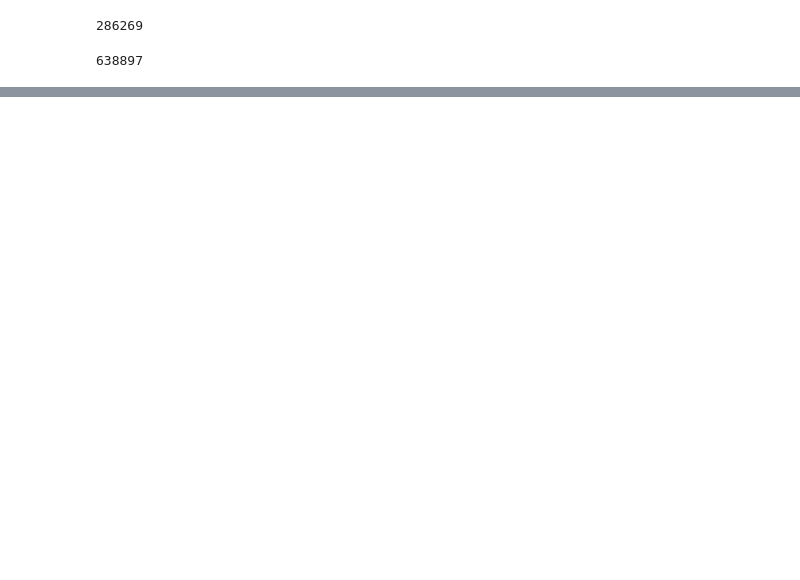
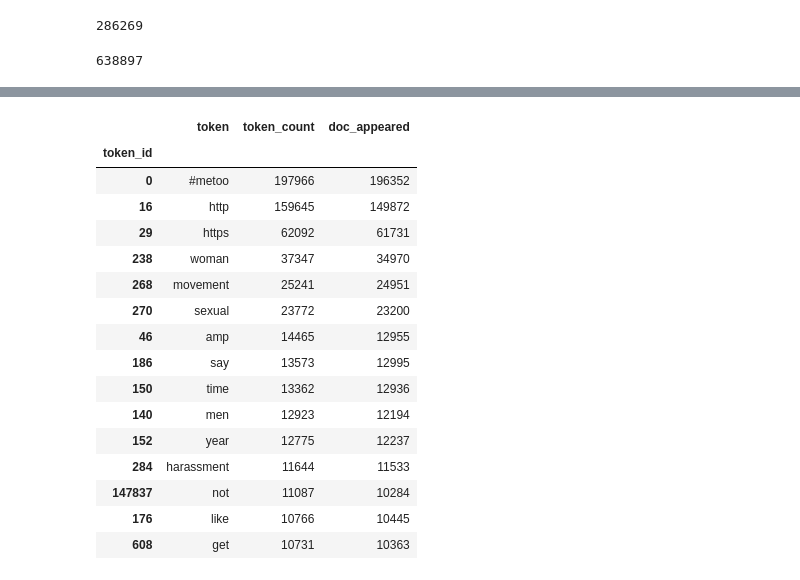
Before and after one commit to shilpakancharla/metoo-classification, a Jupyter notebook: Exploration.ipynb, the cells around one changed output, grey strips where cells are left out. Saved outputs shown, nothing was run; the diff lists cells and outputs as text; code cells hidden in the pictures; blank space fills up the shorter version.

Commit message:
Tokenization

```diff
--- a/Exploration.ipynb
+++ b/Exploration.ipynb
@@ -68,0 +71,10 @@ len(df_2019)
+# %%
+# Replacing n't with not and modifying other features
+df_2017['Short Tweets'] = df_2017['Short Tweets'].str.replace("n't", "not")
+df_2017['Short Tweets'] = df_2017['Short Tweets'].str.replace("'ve", "")
+df_2017['Short Tweets'] = df_2017['Short Tweets'].str.replace("'re", "")
+df_2017['Short Tweets'] = df_2017['Short Tweets'].str.replace("wan na", "wanna")
+df_2017['Short Tweets'] = df_2017['Short Tweets'].str.replace("gon na", "gonna")
+df_2017['Short Tweets'] = df_2017['Short Tweets'].str.replace(" '", "")
+df_2017['Short Tweets'] = df_2017['Short Tweets'].str.replace("' ", "")
+df_2017.head()
@@ -68,0 +88,5 @@ len(df_2019)
+# %%
+# Apply tokenize function
+df_2017['Tokenized'] = df_2017[df_2017['Short Tweets'].notna()]['Short Tweets'].apply(tokenize)
+# %%
+df_2017['Lemma Final Token'] = df_2017[df_2017['Lemmatized'].notna()]['Lemmatized'].apply(tokenize)
@@ -68,0 +102,23 @@ len(df_2019)
+# %%
+token_2017 = get_token_frequency(df_2017['Tokenized'])
+# %%
+token_2017 = token_2017.sort_values(by = 'token_count', ascending = False)
+token_2017.head(15)
+# %% [output]
+|  | token | token_count | doc_appeared |
+| token_id |  |  |  |
+| 0 | #metoo | 197966 | 196352 |
+| 16 | http | 159645 | 149872 |
+| 29 | https | 62092 | 61731 |
+| 238 | woman | 37347 | 34970 |
+| 268 | movement | 25241 | 24951 |
+| 270 | sexual | 23772 | 23200 |
+| 46 | amp | 14465 | 12955 |
+| 186 | say | 13573 | 12995 |
+| 150 | time | 13362 | 12936 |
+| 140 | men | 12923 | 12194 |
+| 152 | year | 12775 | 12237 |
+| 284 | harassment | 11644 | 11533 |
+| 147837 | not | 11087 | 10284 |
+| 176 | like | 10766 | 10445 |
+| 608 | get | 10731 | 10363 |
```
Also changed, not shown: parts of 15 cells of this notebook.
